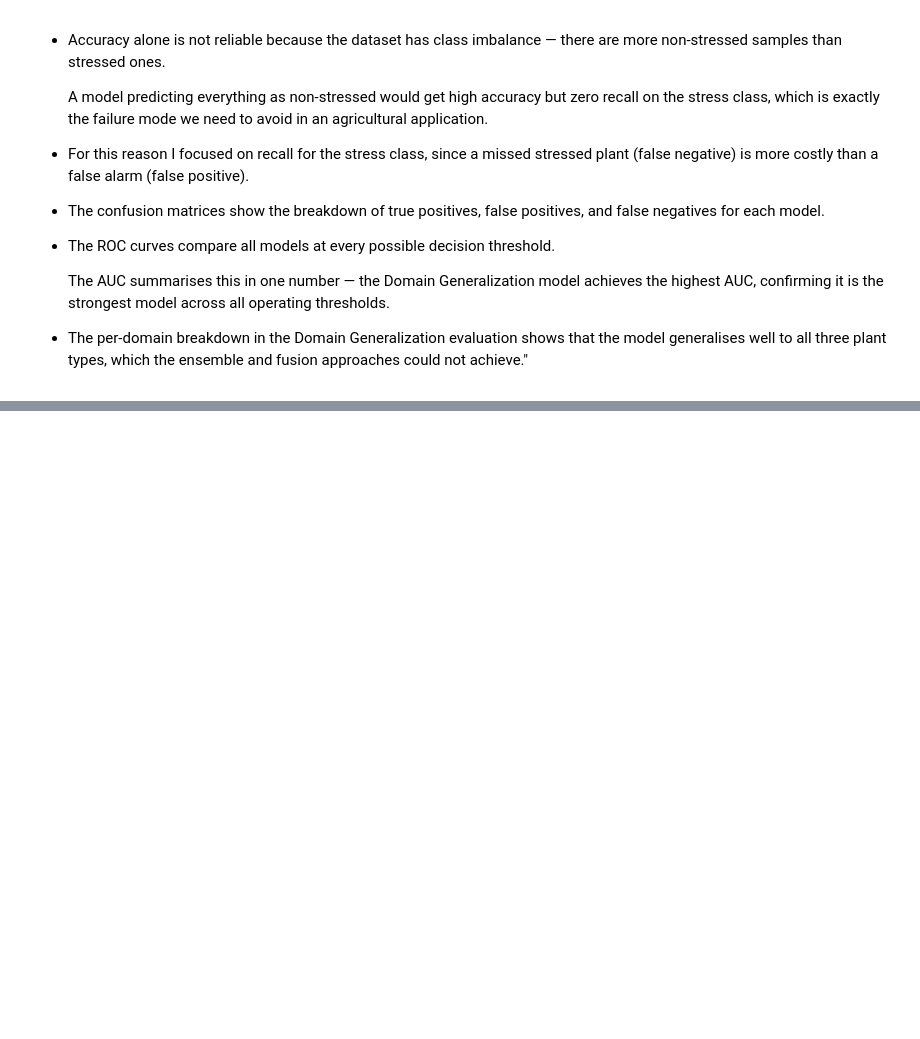
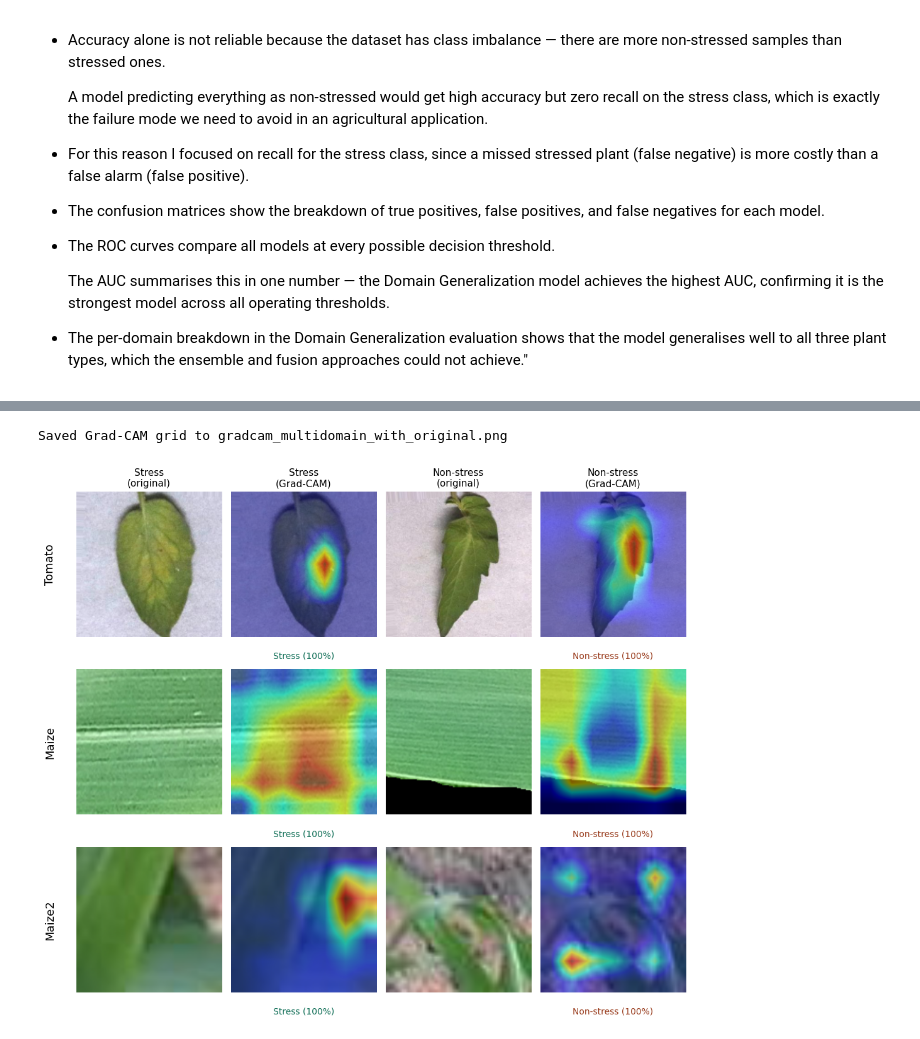
Before and after one commit to Manish3501/A_Domain-Generalized_Deep_Learning_Framework_for_Cross-Dataset_Water-Stress-Detection-from-Crop-Leaf, a Jupyter notebook: Evaluation/all_model_evaluation.ipynb, the cells around one changed output, grey strips where cells are left out. Drawn from its saved outputs; the diff is of its cells as text; code cells hidden in the pictures; blank space fills up the shorter version.

```diff
--- a/Evaluation/all_model_evaluation.ipynb
+++ b/Evaluation/all_model_evaluation.ipynb
@@ -673,0 +738,32 @@ Good fit — train and val accuracy are close.
+# %%
+# Automatically find CORRECTLY-PREDICTED, confident examples per domain.
+# This guarantees no wrong predictions end up in your figure.
+
+# One Stress + one Non-stress per domain (binary)
+def good_pair(data, labels):
+    s_idx  = find_good_examples(dg_model, data, labels, dg_val_transform, device,
+                                target_class=1, n=1, min_conf=0.80)
+    ns_idx = find_good_examples(dg_model, data, labels, dg_val_transform, device,
+                                target_class=0, n=1, min_conf=0.80)
+    pairs = []
+    if s_idx:  pairs.append((data[s_idx[0]],  "Stress"))
+    if ns_idx: pairs.append((data[ns_idx[0]], "Non-stress"))
+    return pairs
+
+domain_images = {
+    "Tomato": good_pair(test_tomato_data, test_tomato_labels),
+    "Maize":  good_pair(test_maize_data,  test_maize_labels),
+    "Maize2": good_pair(list(test_maize2_data), list(test_maize2_labels)),
+}
+
+gradcam_multidomain_with_original(
+    model         = dg_model,
+    target_layer  = dg_target_layer,
+    domain_images = domain_images,
+    transform     = dg_val_transform,
+    device        = device,
+    save_path     = "gradcam_multidomain_with_original.png"
+)
+# %% [output]
+Saved Grad-CAM grid to gradcam_multidomain_with_original.png
+[figure, added]
```
Also changed, not shown: parts of 5 cells of this notebook, 2 other files.
